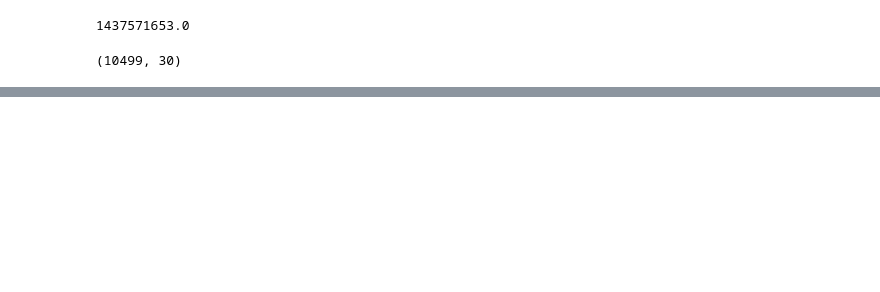
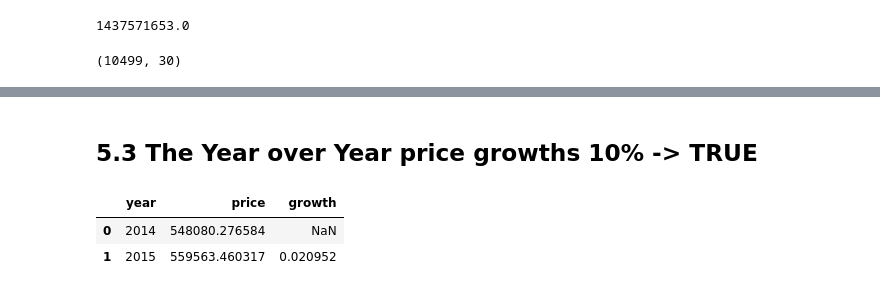
Before and after one commit to danjaca/insight-house-rocket, a Jupyter notebook: house-rocket-stepbystep.ipynb, the cells around one changed output, grey strips where cells are left out. Drawn from its saved outputs; the diff is of its cells as text; code cells hidden in the pictures; blank space fills up the shorter version.

```diff
--- a/house-rocket-stepbystep.ipynb
+++ b/house-rocket-stepbystep.ipynb
@@ -376,0 +400,15 @@ AttributeError: module 'matplotlib.pyplot' has no attribute 'barplot'
+# %% [markdown]
+## 5.3 The Year over Year price growths 10% -> TRUE
+# %%
+
+h3 = data[['price','year']].loc[data['month'] == 5].copy()
+
+h3 = h3[['price','year']].groupby('year').mean().reset_index()
+
+h3['growth'] = h3['price'].pct_change()
+
+h3
+# %% [output]
+|  | year | price | growth |
+| 0 | 2014 | 548080.276584 | NaN |
+| 1 | 2015 | 559563.460317 | 0.020952 |
```
Also changed, not shown: parts of 17 cells of this notebook.
